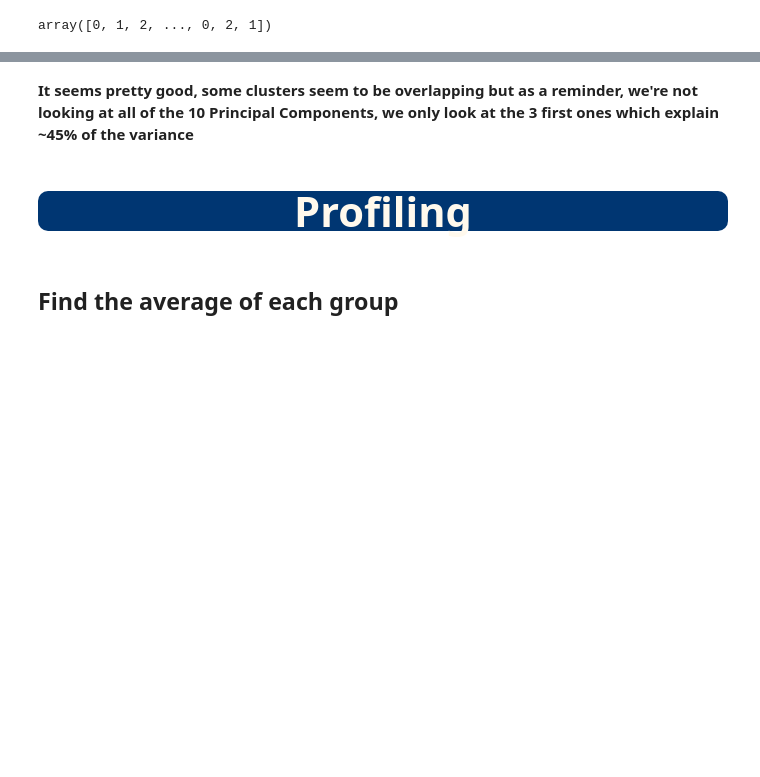
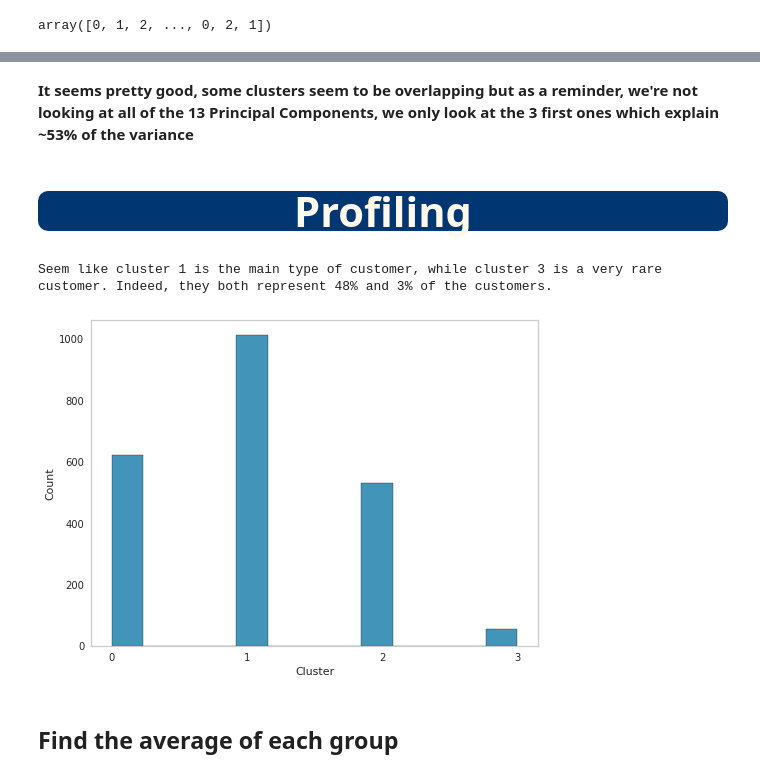
Before and after one commit to Brice-Vergnou/customer_segm, a Jupyter notebook: customer-segmentation.ipynb, the cells around one changed output, grey strips where cells are left out. Drawn from its saved outputs; the diff is of its cells as text; code cells hidden in the pictures; blank space fills up the shorter version.

```diff
--- a/customer-segmentation.ipynb
+++ b/customer-segmentation.ipynb
@@ -581,9 +586,19 @@ fig.update_layout(margin=dict(l=0,b=0,r=0,t=0))
 # %% [output]
 [interactive output not drawn]
 # %% [markdown]
-**It seems pretty good, some clusters seem to be overlapping but as a reminder, we're not looking at all of the 10 Principal Components, we only look at the 3 first ones which explain ~45% of the variance**
+**It seems pretty good, some clusters seem to be overlapping but as a reminder, we're not looking at all of the 13 Principal Components, we only look at the 3 first ones which explain ~53% of the variance**
 # %% [markdown]
 <a id ="8"></a>
 # <p style="background-color:#003672;font-family:newtimeroman;color:#FFF9ED;font-size:150%;text-align:center;border-radius:10px 10px;">Profiling</p>
+# %%
+plt.figure(figsize=(8,6))
+plt.xticks(range(4))
+plt.grid(False)
+sns.histplot(data["Cluster"])
+print(S + f"Seem like cluster 1 is the main type of customer, while cluster 3 is a very rare customer. \
+Indeed, they both represent {data['Cluster'].value_counts()[1] / data.shape[1]:.0f}% and {data['Cluster'].value_counts()[3] / data.shape[1]:.0f}% of the customers.");
+# %% [output]
+Seem like cluster 1 is the main type of customer, while cluster 3 is a very rare customer. Indeed, they both represent 48% and 3% of the customers.
+[figure, added]
 # %% [markdown]
 ## Find the average of each group
```
Also changed, not shown: parts of 18 cells of this notebook.
